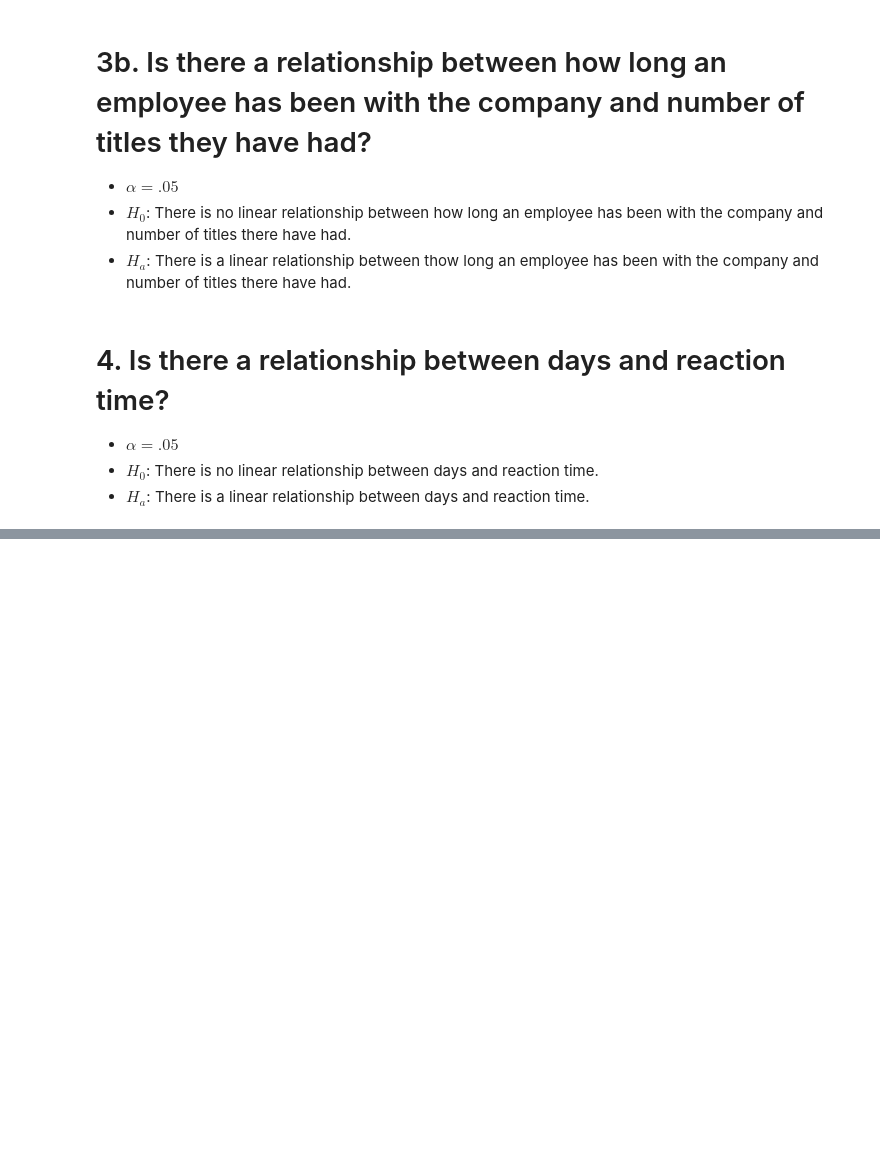
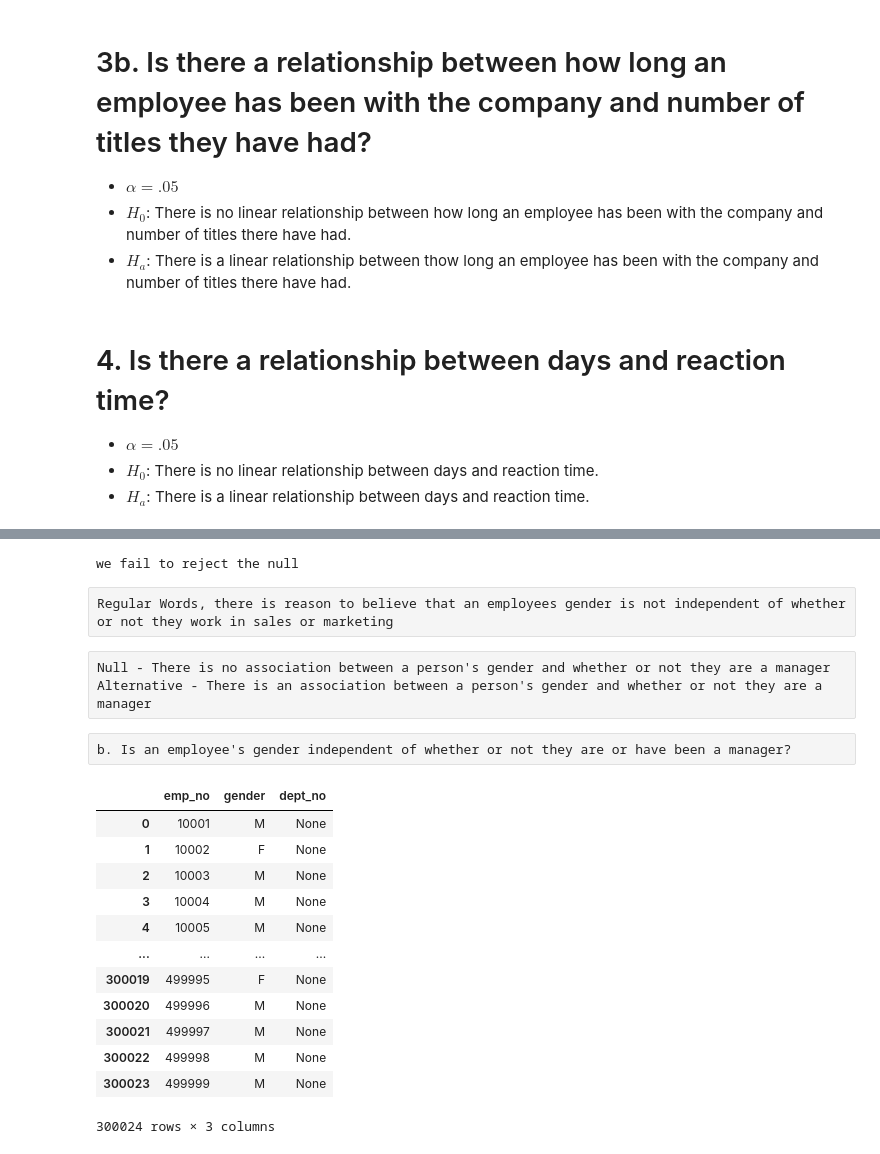
Before and after one commit to allantestaten/statistics-exercises, a Jupyter notebook: hypothesis_testing_exercises.ipynb, the cells around one changed output, grey strips where cells are left out. Drawn from its saved outputs; the diff is of its cells as text; code cells hidden in the pictures; blank space fills up the shorter version.

```diff
--- a/hypothesis_testing_exercises.ipynb
+++ b/hypothesis_testing_exercises.ipynb
@@ -517,0 +677,36 @@ SyntaxError: invalid syntax (1344769718.py, line 1)
+# %%
+if p < alpha:
+    print('We reject the null')
+else:
+    print("we fail to reject the null")
+# %% [output]
+we fail to reject the null
+# %% [raw]
+Regular Words, there is reason to believe that an employees gender is not independent of whether or not they work in sales or marketing
+# %% [raw]
+Null - There is no association between a person's gender and whether or not they are a manager
+Alternative - There is an association between a person's gender and whether or not they are a manager
+# %% [raw]
+b. Is an employee's gender independent of whether or not they are or have been a manager?
+# %%
+x = '''select emp_no, gender, dept_no
+        from employees
+            left join dept_manager
+                using (emp_no)'''
+
+emp = make_db('employees', x)
+emp
+# %% [output]
+|  | emp_no | gender | dept_no |
+| 0 | 10001 | M | None |
+| 1 | 10002 | F | None |
+| 2 | 10003 | M | None |
+| 3 | 10004 | M | None |
+| 4 | 10005 | M | None |
+| ... | ... | ... | ... |
+| 300019 | 499995 | F | None |
+| 300020 | 499996 | M | None |
+| 300021 | 499997 | M | None |
+| 300022 | 499998 | M | None |
+| 300023 | 499999 | M | None |
+300024 rows × 3 columns
```
Also changed, not shown: parts of 79 cells of this notebook.
